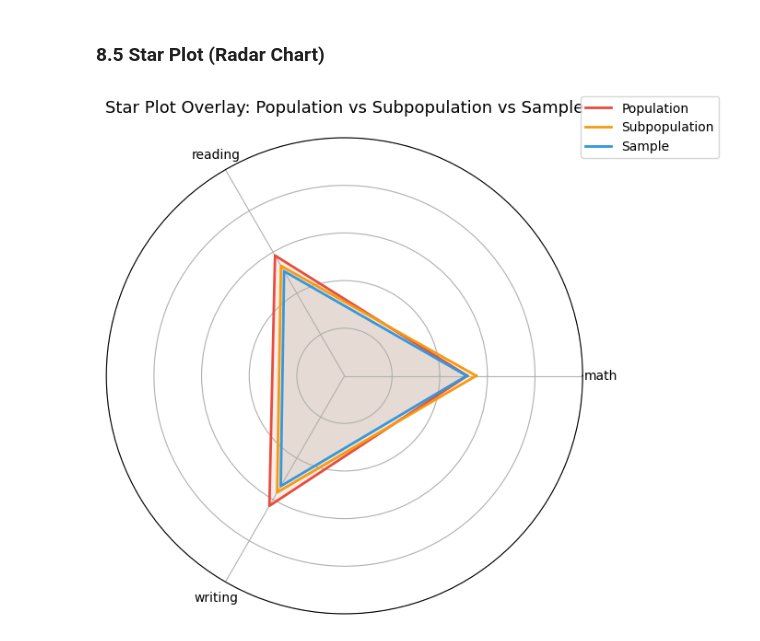
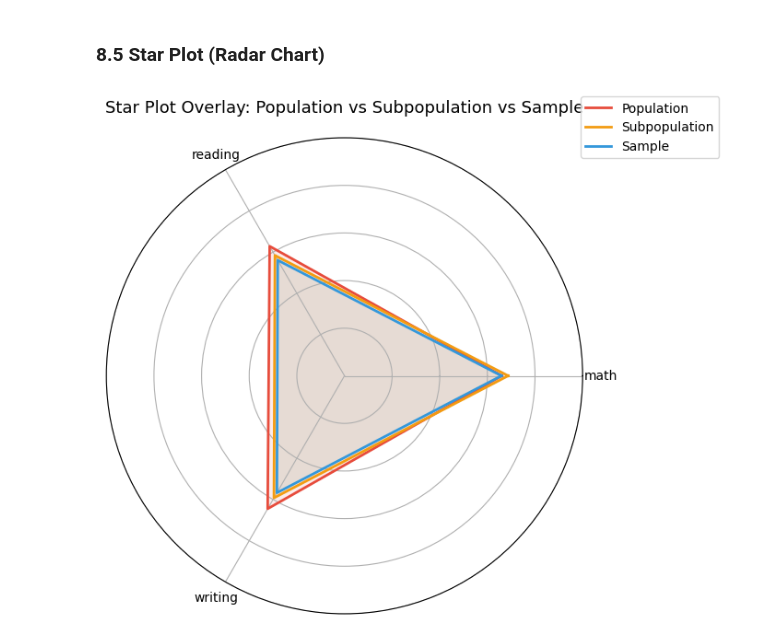
Before and after one commit to ntnthinh205/gk_msa, a Jupyter notebook: multivariate_statistics.ipynb, the cells around one changed output. Drawn from its saved outputs; the diff is of its cells as text; code cells hidden in the pictures.

Commit message:
visualize data

```diff
--- a/multivariate_statistics.ipynb
+++ b/multivariate_statistics.ipynb
@@ -3180,35 +3180,35 @@ Mean vector so sánh Population, Subpopulation, Sample:
 # Chuẩn hóa giá trị để vẽ Star Plot [0, 1]
 # Dùng mins và ranges đã tính từ toàn bộ sample, nhưng tốt nhất là tính lại dựa trên cả population nếu cần.
 # Tuy nhiên, X_norm đã có mins, maxs của sample. Giả sử ta dùng chuẩn hóa này:
-mins_val = X_sample.min(axis=0)
-maxs_val = X_sample.max(axis=0)
+mins_val = population_df[score_cols].values.min(axis=0)
+maxs_val = population_df[score_cols].values.max(axis=0)
 ranges_val = maxs_val - mins_val
 ranges_val[ranges_val == 0] = 1.0
 
 compare_means_norm = {}
 for name, vec in compare_means.items():
     compare_means_norm[name] = (vec.values - mins_val) / ranges_val
 
 angles = np.linspace(0, 2 * np.pi, len(score_cols), endpoint=False)
 angles_closed = np.concatenate([angles, [angles[0]]])
 
 # Overlay Star Plot
 fig, ax = plt.subplots(figsize=(7, 7), subplot_kw={'projection': 'polar'})
 
 compare_colors = {'Population': '#e74c3c', 'Subpopulation': '#f39c12', 'Sample': '#3498db'}
 
 for name in compare_means.keys():
     vals = np.concatenate([compare_means_norm[name], [compare_means_norm[name][0]]])
     ax.plot(angles_closed, vals, color=compare_colors[name], linewidth=2, label=name)
     ax.fill(angles_closed, vals, color=compare_colors[name], alpha=0.1)
 
 ax.set_xticks(angles)
 ax.set_xticklabels([c.replace(' score', '') for c in score_cols], fontsize=10)
 ax.set_yticklabels([])
 ax.set_ylim(0, 1)
 ax.set_title('Star Plot Overlay: Population vs Subpopulation vs Sample', fontsize=13, pad=20)
 ax.legend(loc='upper right', bbox_to_anchor=(1.3, 1.1))
 plt.tight_layout()
 plt.show()
 # %% [output]
-[figure, old version]
+[figure, new version]
```
Also changed, not shown: 1 other file.
